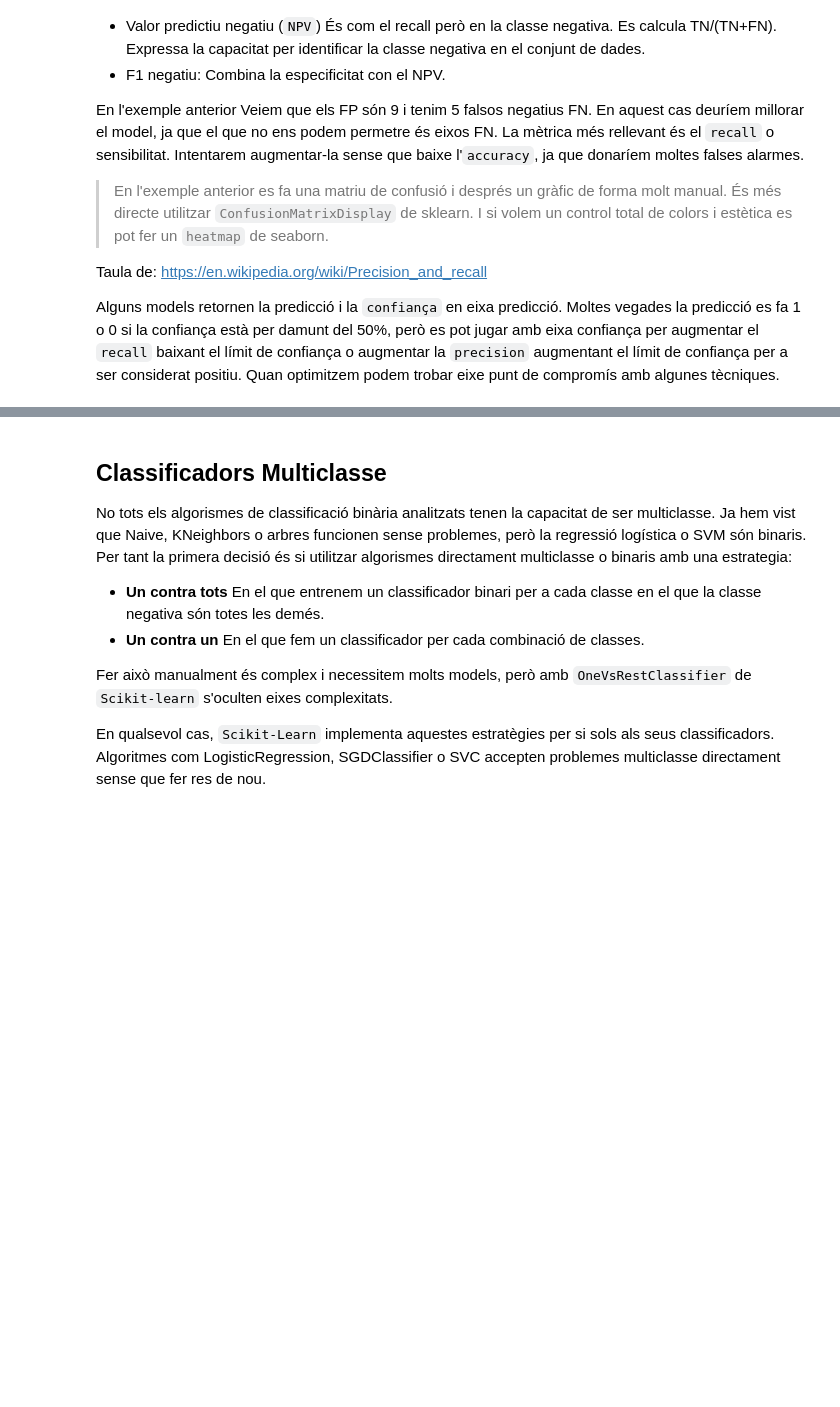
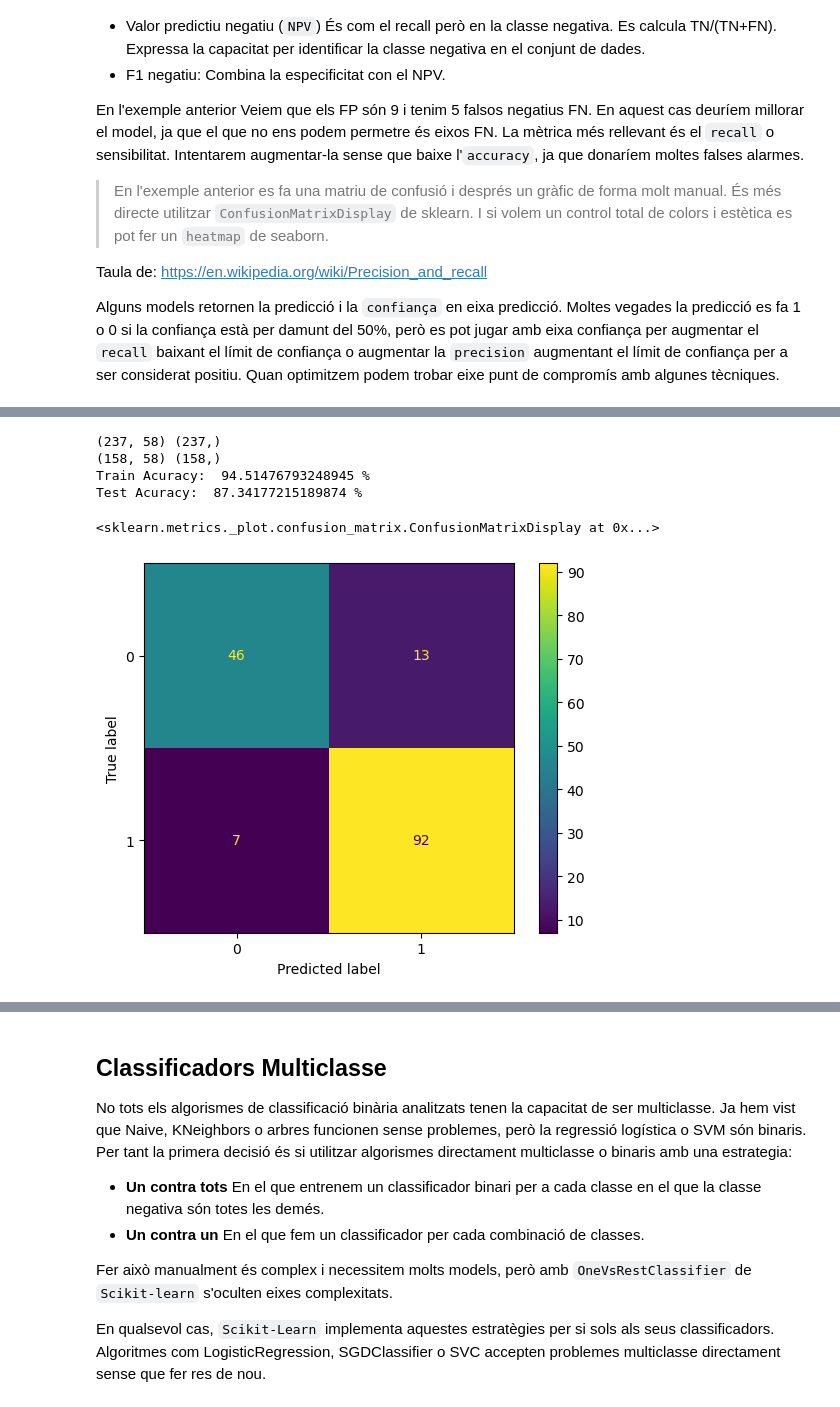
Before and after one commit to xxjcaxx/Disseny-i-avaluacio-de-models, a Jupyter notebook: apunts/documents/classificació.ipynb, the cells around one changed output, grey strips where cells are left out. Drawn from its saved outputs; the diff is of its cells as text; code cells hidden in the pictures; blank space fills up the shorter version.

```diff
--- a/apunts/documents/classificació.ipynb
+++ b/apunts/documents/classificació.ipynb
@@ -1495,0 +1631,35 @@ Alguns models retornen la predicció i la `confiança` en eixa predicció. Molte
+# %%
+def getXy(df):
+    X = df.drop(['G3'], axis="columns")
+    y = df['G3']
+    return X, y
+
+X, y = getXy(binarized)
+
+from sklearn.model_selection import train_test_split
+
+def train_test(X, y):
+    X_train, X_test, y_train, y_test = train_test_split(X,y, test_size=0.4, random_state=0)
+    return X_train, X_test, y_train, y_test
+
+X_train, X_test, y_train, y_test = train_test(X, y)
+print (X_train.shape, y_train.shape)
+print (X_test.shape, y_test.shape)
+
+from sklearn.tree import DecisionTreeClassifier
+dt = DecisionTreeClassifier(min_samples_split=20,max_depth=5,random_state=0)
+clf_dt=dt.fit(X_train,y_train)
+
+print ("Train Acuracy: ", 100*clf_dt.score(X_train,y_train), "%")
+print ("Test Acuracy: ", 100*clf_dt.score(X_test,y_test), "%")
+# %% [output]
+(237, 58) (237,)
+(158, 58) (158,)
+Train Acuracy:  94.51476793248945 %
+Test Acuracy:  87.34177215189874 %
+# %%
+from sklearn.metrics import ConfusionMatrixDisplay
+ConfusionMatrixDisplay.from_estimator(clf_dt, X_test, y_test)
+# %% [output]
+<sklearn.metrics._plot.confusion_matrix.ConfusionMatrixDisplay at 0x...>
+[figure, added]
```
Also changed, not shown: parts of 12 cells of this notebook, 2 other files.
